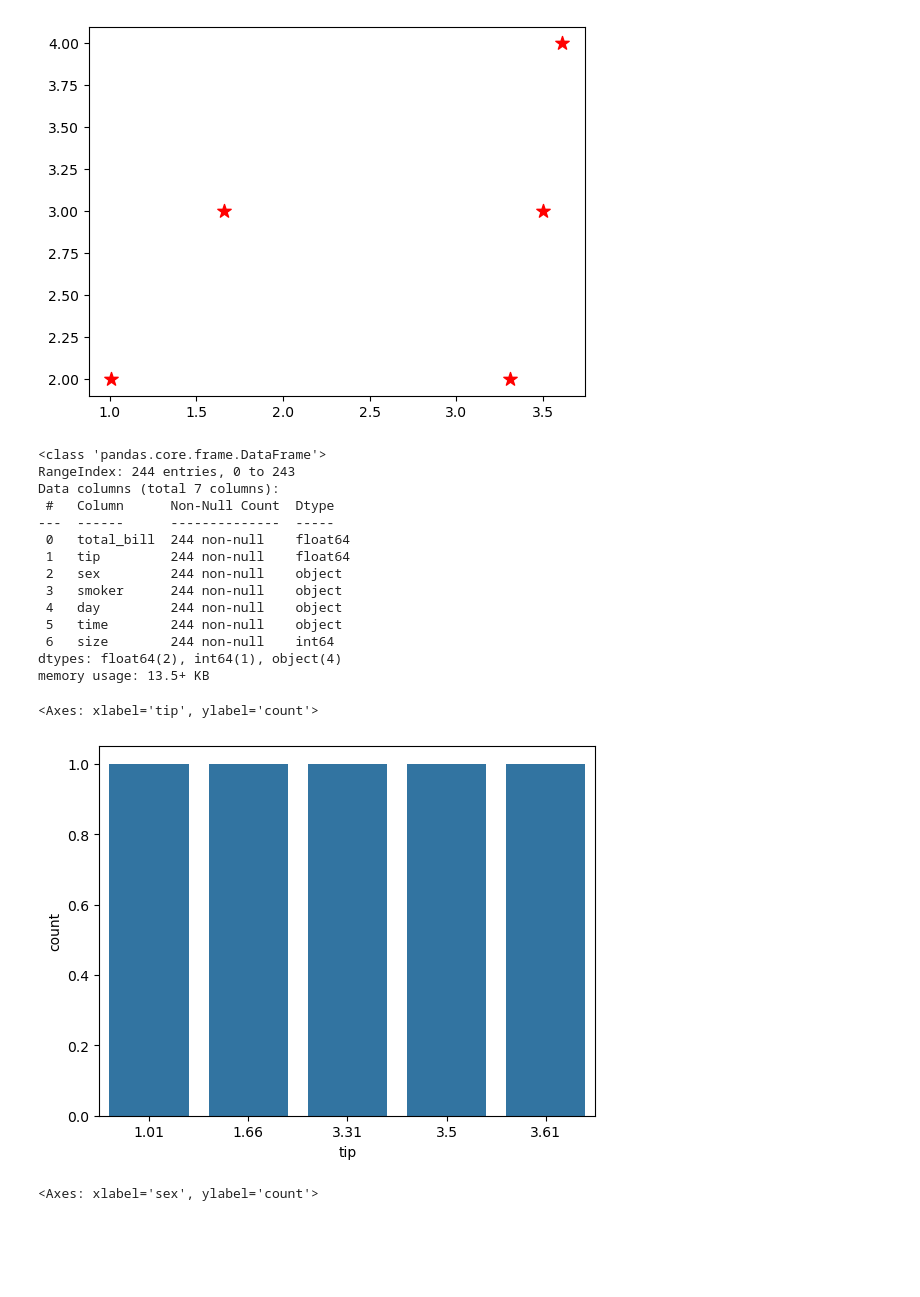
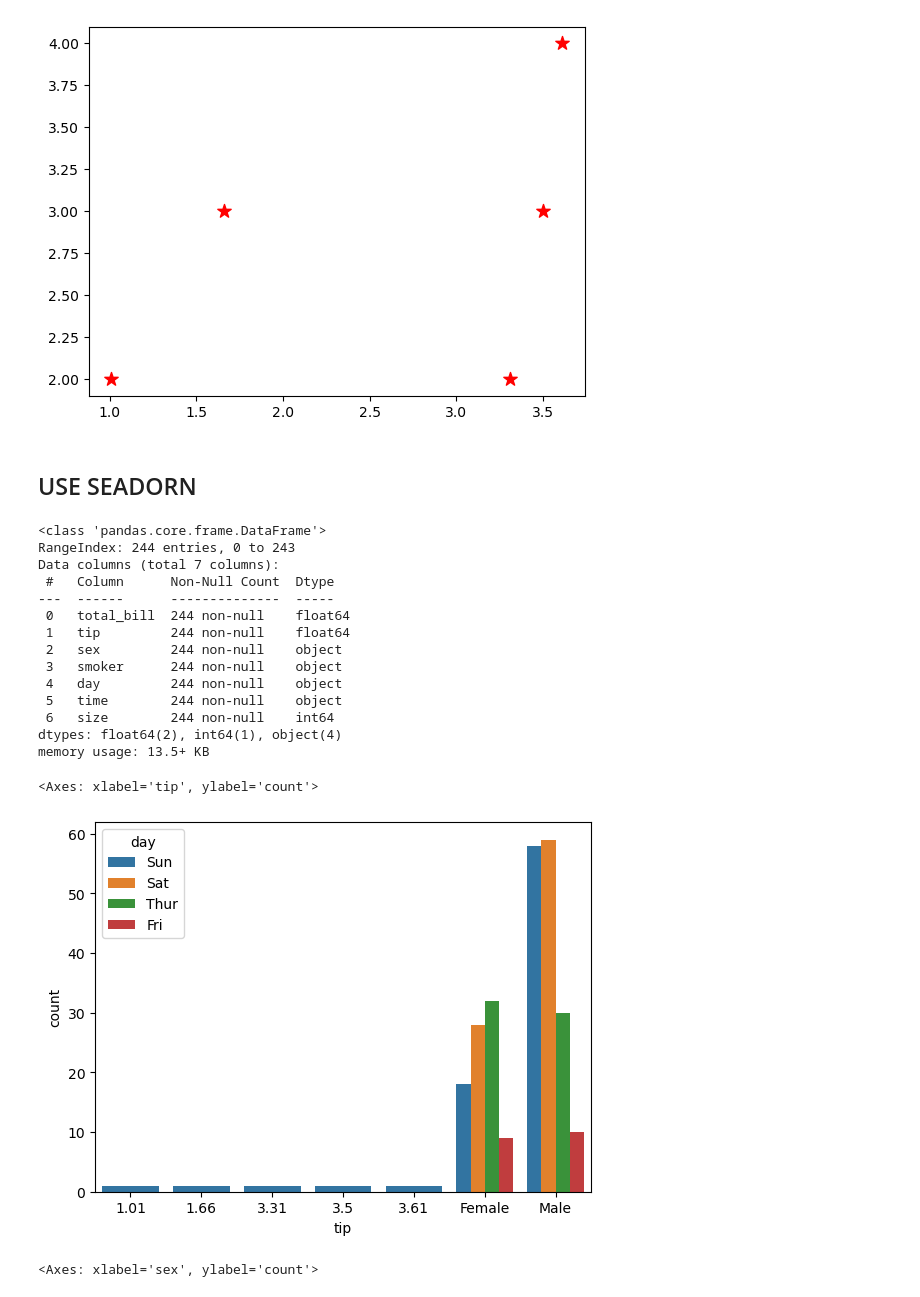
Before and after one commit to kishanmanna98-jpg/matplotlib, a Jupyter notebook: tip.ipynb, the cells around one changed output. Cells and saved outputs as stored; diff of their text form; code cells hidden in the pictures; blank space fills up the shorter version.

```diff
--- a/tip.ipynb
+++ b/tip.ipynb
@@ -31,30 +15,33 @@ pl.scatter(x,y,color='red',marker='*',s=102,label='point')
 pl.show()
 # %% [output]
 [figure]
+# %% [markdown]
+## USE SEADORN
 # %%
 import matplotlib.pyplot as pl
 import pandas as p
 import seaborn as sns
 a=p.read_csv('tip.csv')
 a.info()
 sns.countplot(data=a,x=a['tip'][0:5])
+sns.countplot(data=a,x=a['sex'],hue=a['day'])
 # %% [output]
 <class 'pandas.core.frame.DataFrame'>
 RangeIndex: 244 entries, 0 to 243
 Data columns (total 7 columns):
  #   Column      Non-Null Count  Dtype
 ---  ------      --------------  -----
  0   total_bill  244 non-null    float64
  1   tip         244 non-null    float64
  2   sex         244 non-null    object
  3   smoker      244 non-null    object
  4   day         244 non-null    object
  5   time        244 non-null    object
  6   size        244 non-null    int64
 dtypes: float64(2), int64(1), object(4)
 memory usage: 13.5+ KB
 <Axes: xlabel='tip', ylabel='count'>
-[figure, old version]
+[figure, new version]
 # %%
 sns.countplot(data=a,x=a['sex'],hue=a['day'])
 # %% [output]
```
Also changed, not shown: parts of 7 cells of this notebook.
